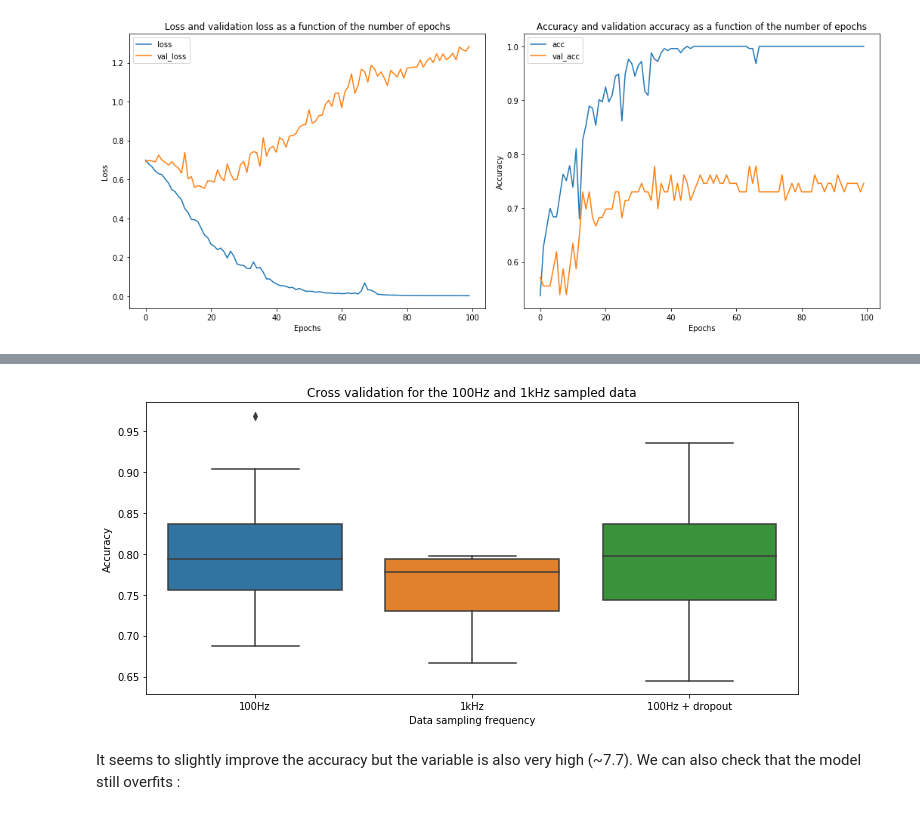
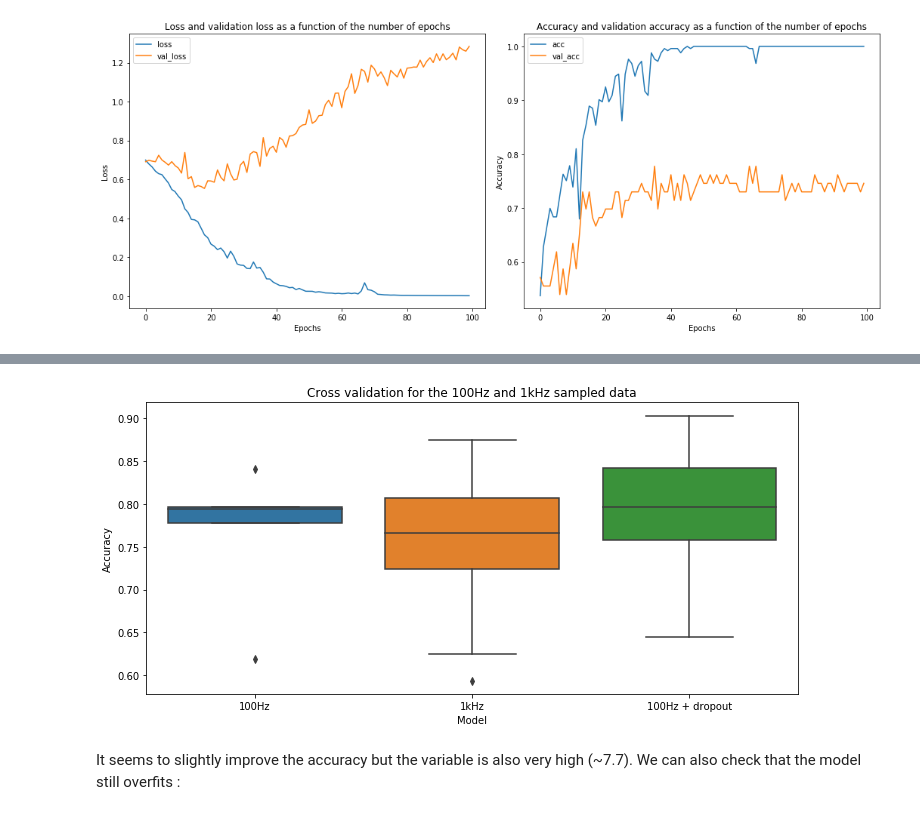
Before and after one commit to SSappy/deep_learning_epfl, a Jupyter notebook: project1/src/notebooks/Convolutional networks.ipynb, the cells around one changed output, grey strips where cells are left out. Cells and saved outputs as stored; diff of their text form; code cells hidden in the pictures.

```diff
--- a/project1/src/notebooks/Convolutional networks.ipynb
+++ b/project1/src/notebooks/Convolutional networks.ipynb
@@ -71,7 +71,7 @@ The tuned learning rate is 0.000774.
 # %% [markdown]
 #### Training the model
 # %%
-acc_list = cross_validation(lambda: ConvNet1(one_khz=False), x_train, y_train, raw=True,
+acc_list = cross_validation(lambda: ConvNet1(one_khz=False), x_train, y_train, raw=True, num_folds=10,
                             epochs=100, lr=lr_tuned, batch_size=16,
                             standardize=True, noise=False, crop=False)
 acc = round(100*np.mean(acc_list), 4)
@@ -112,7 +112,8 @@ The tuned learning rate is 0.000774.
 # %% [markdown]
 #### Training the model
 # %%
-acc_list_one_khz = cross_validation(lambda: ConvNet1(one_khz=True), x_train_one_khz, y_train_one_khz, raw=True,
+acc_list_one_khz = cross_validation(lambda: ConvNet1(one_khz=True), x_train_one_khz, y_train_one_khz,
+                                    raw=True, num_folds=10,
                                     epochs=100, lr=lr_tuned, batch_size=16,
                                     standardize=True, noise=False, crop=False)
 acc = round(100*np.mean(acc_list_one_khz), 4)
@@ -165,17 +166,17 @@ The accuracy of this model is 79.0238+/-6.9292%
 # %%
 fig, ax = plt.subplots(figsize=(10, 5))
 
 sns.boxplot(data=[acc_list, acc_list_one_khz, acc_list_dropout], ax=ax)
 ax.set_title('Cross validation for the 100Hz and 1kHz sampled data')
 ax.set_ylabel('Accuracy')
-ax.set_xlabel('Data sampling frequency')
+ax.set_xlabel('Model')
 ax.set_xticklabels(['100Hz', '1kHz', '100Hz + dropout'], fontsize=10)
 
 plt.tight_layout()
 
 plt.show()
 # %% [output]
-[figure, old version]
+[figure, new version]
 # %% [markdown]
 It seems to slightly improve the accuracy but the variable is also very high (~7.7). We can also check that the model still overfits :
 # %%
```
Also changed, not shown: parts of 30 cells of this notebook, 10 other files.
